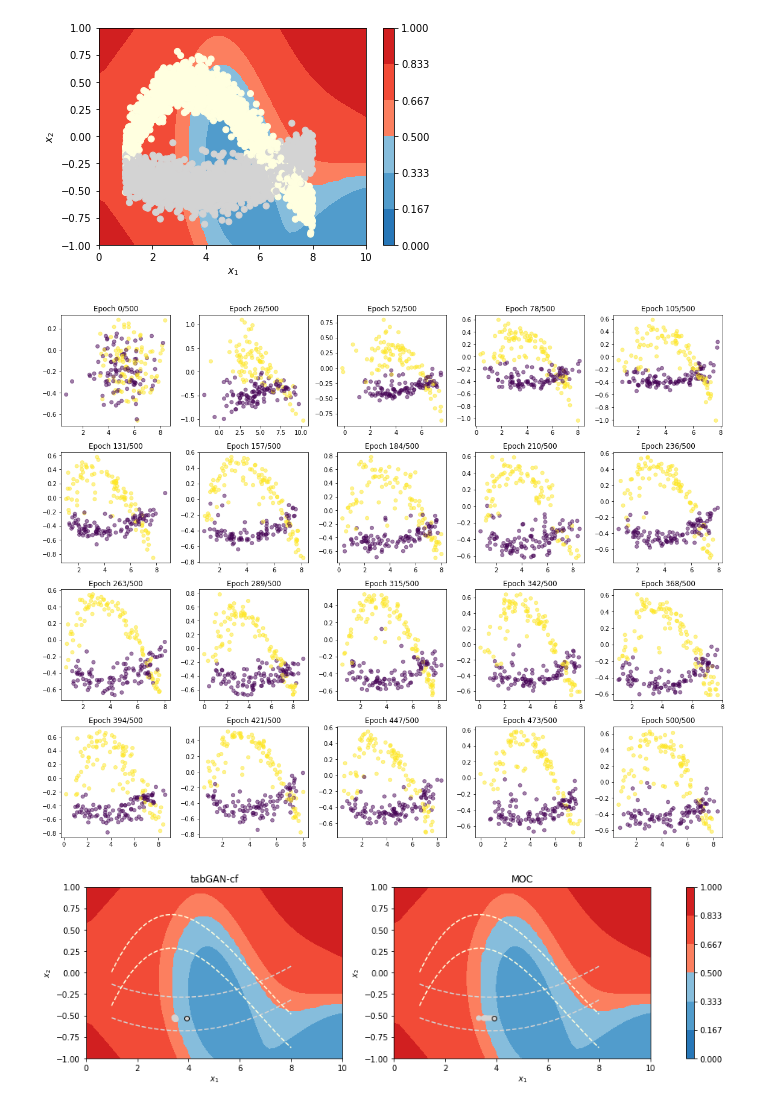
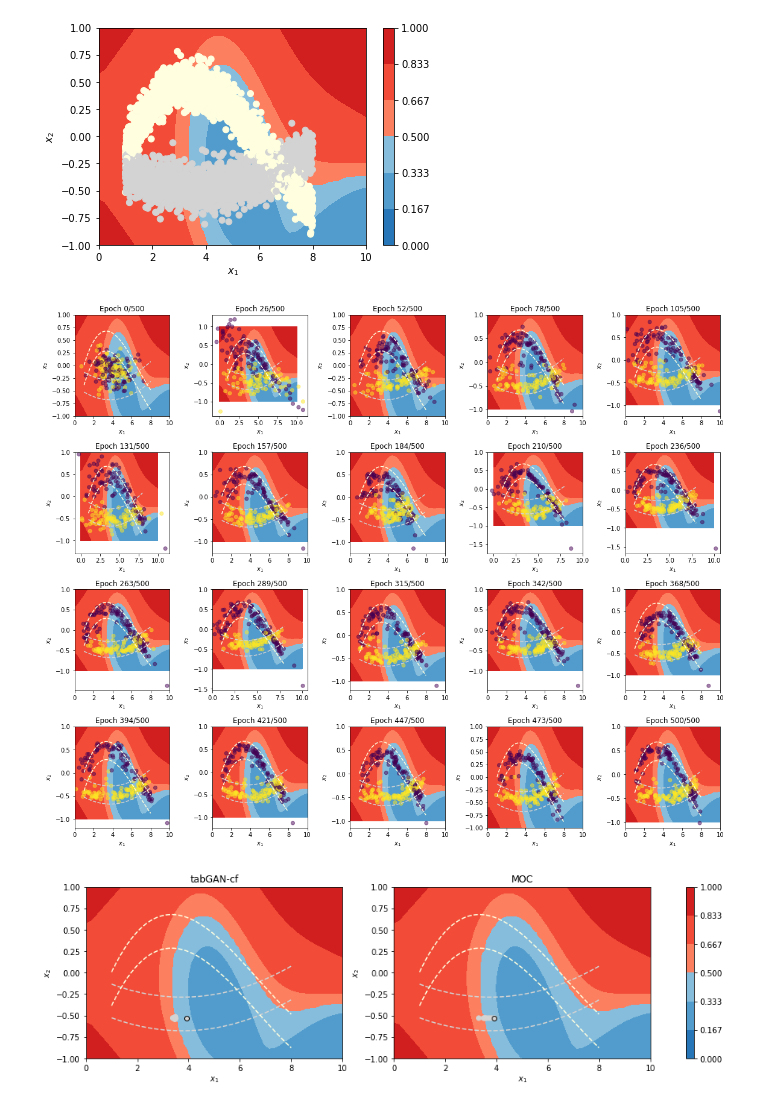
Before and after one commit to ArneRustad/Master-thesis-cf, a Jupyter notebook: Compare counterfactuals.ipynb, the cells around one changed output. Cells and saved outputs as stored; diff of their text form; code cells hidden in the pictures.

Commit message:
Practically finished with code. Added n_epoch comparison plot and improved plots for syn2D_3cats datasettet

```diff
--- a/Compare counterfactuals.ipynb
+++ b/Compare counterfactuals.ipynb
@@ -97,7 +92,7 @@ x2 = np.random.normal(dist_x2_given_x1(x1, x3), sigma, n_train)
 df_toy = pd.DataFrame({"x1" : x1, "x2" : x2, "x3" : x3})
 df_toy.to_csv(os.path.join(dataset_dir, "df_toy.csv"), index=False)
 
-def plot_confint_x2(ax, alpha = 0.05):
+def plot_confint_x2_given_x1_and_x3(ax, alpha = 0.05):
     x1_grid, x2_confint = conf_int_x2_given_x1(x1_low, x1_high, "0", sigma, alpha =alpha)
     ax.plot(x1_grid, x2_confint[0], c= "lightgrey", linestyle = "dashed")
     ax.plot(x1_grid, x2_confint[1], c = "lightgrey", linestyle = "dashed")
@@ -111,7 +106,7 @@ map_x3_to_col = lambda data : np.where(data["x3"] == "1", "lightyellow", "lightg
 
 plot_heatmap(ax)
 plt.scatter(df_toy["x1"], df_toy["x2"], color = map_x3_to_col(df_toy))
-#plot_confint_x2(ax)
+#plot_confint_x2_given_x1_and_x3(ax)
 plt.savefig(os.path.join(image_dir, "toy_dataset_for_cf_testing.jpg"))
 # %% [output]
 [figure]
@@ -122,9 +117,12 @@ tg = TableGAN(df_toy, n_critic = n_critic, adam_lr = adam_lr, adam_beta1 = 0, ad
              noise_discrete_unif_max = noise_discrete_unif_max)
 # %%
 tg.train(n_epochs = 500, batch_size = 500, restart_training = True, loss_plot_update_every = loss_plot_update_every,
-             loss_plot_type = "line", progress_bar=True, plot2D_image = True, plot_loss = False, n_test=200, plot2D_discrete_col="x3")
+             loss_plot_type = "line", progress_bar=True, plot2D_image = True, plot_loss = False, n_test=200,
+         plot2D_discrete_col="x3",
+         plot2D_background_func = lambda ax : (plot_heatmap(ax, incl_colorbar = False, ret_contour = False),
+                                               plot_confint_x2_given_x1_and_x3(ax)))
 # %% [output]
-[figure, old version]
+[figure, new version]
 # %%
 %lprun -f fast_non_dominated_sort a = tg.generate_counterfactuals(50, classifier, tg.data.loc[0], n_to_generate = 10000, add_plausibility_objective =True)
 # %%
```
Also changed, not shown: parts of 2 cells of this notebook, 11 other files.
